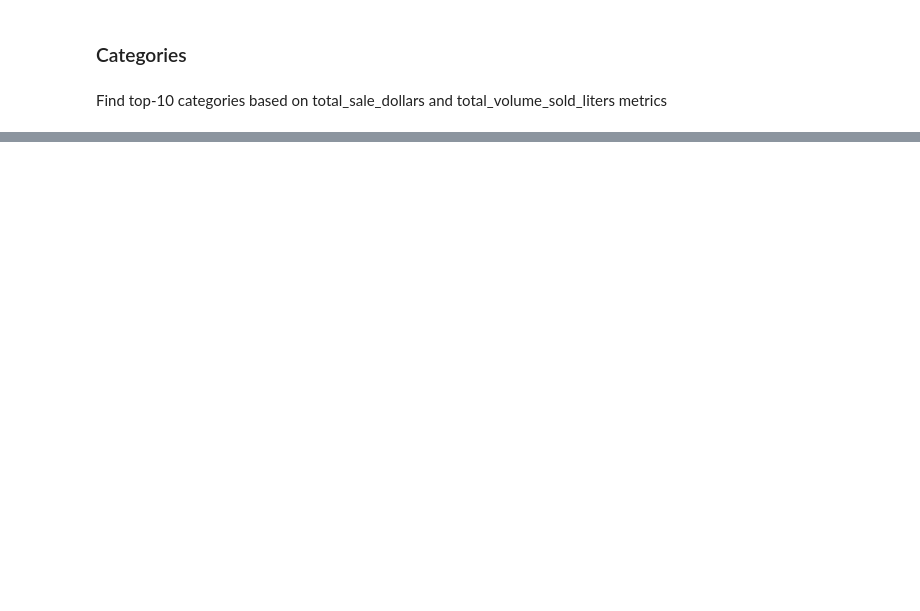
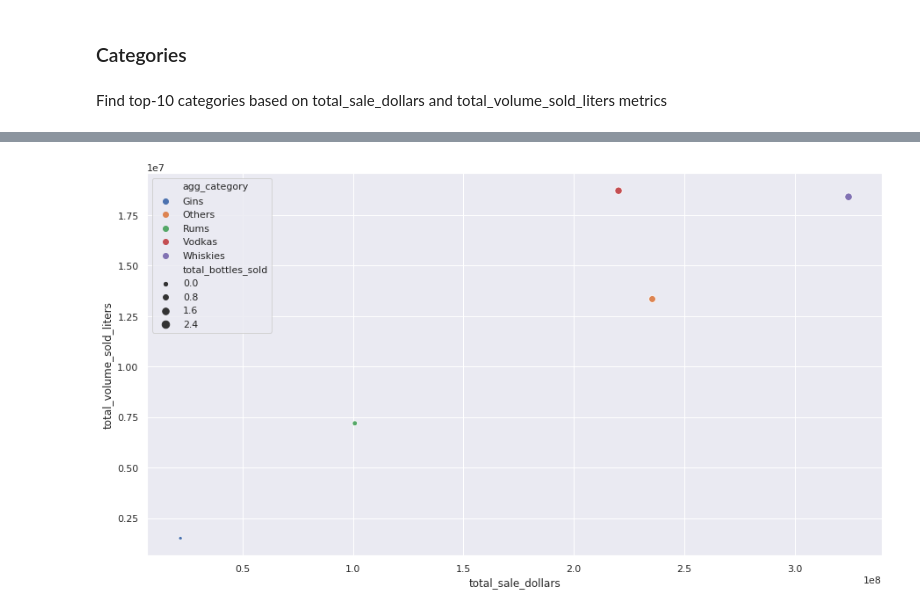
Before and after one commit to polesh21/iowa_liquor_sales, a Jupyter notebook: EDA_iowa.ipynb, the cells around one changed output, grey strips where cells are left out. Drawn from its saved outputs; the diff is of its cells as text; code cells hidden in the pictures; blank space fills up the shorter version.

```diff
--- a/EDA_iowa.ipynb
+++ b/EDA_iowa.ipynb
@@ -344,3 +384,19 @@ stores_all_final.head(10)
 ### Categories
 # %% [markdown]
 Find top-10 categories based on total_sale_dollars and total_volume_sold_liters metrics
+# %%
+categories_all = pd.pivot_table(df, values=['bottles_sold','state_bottle_cost','state_bottle_retail','sale_dollars','volume_sold_liters'], index=['category_name'],
+                            aggfunc={'bottles_sold':np.sum, 'state_bottle_cost':np.mean, 'state_bottle_retail':np.mean, 'sale_dollars':np.sum, 'volume_sold_liters':np.sum}).reset_index()
+
+categories_all.columns = ['category_name', 'total_bottles_sold','total_sale_dollars', 'average_bottle_cost','average_state_bottle_retail','total_volume_sold_liters']
+
+categories_all_by_volume = categories_all.sort_values(by='total_volume_sold_liters', ascending = False)
+categories_all_by_sale_dollars = categories_all.sort_values(by='total_sale_dollars', ascending = False)
+
+categories_all_by_volume['perc_volume_sold_liters'] = categories_all_by_volume['total_volume_sold_liters']/categories_all_by_volume['total_volume_sold_liters'].sum()
+categories_all_by_volume['cum_perc_volume_sold_liters'] = categories_all_by_volume['perc_volume_sold_liters'].cumsum()
+
+categories_all_by_sale_dollars['perc_sale_dollars'] = categories_all_by_sale_dollars['total_sale_dollars']/categories_all_by_sale_dollars['total_sale_dollars'].sum()
+categories_all_by_sale_dollars['cum_perc_sale_dollars'] = categories_all_by_sale_dollars['perc_sale_dollars'].cumsum()
+
+categories_all_by_volume.head(10)
@@ -346,0 +431,10 @@ Find top-10 categories based on total_sale_dollars and total_volume_sold_liters
+# %%
+categories_all['agg_category'] = np.where(categories_all['category_name'].str.lower().str.contains('whisk'), 'Whiskies',
+                                          np.where(categories_all['category_name'].str.lower().str.contains('vodka'), 'Vodkas',
+                                                   np.where(categories_all['category_name'].str.lower().str.contains('gin'), 'Gins',
+                                                            np.where(categories_all['category_name'].str.lower().str.contains('rum'), 'Rums',
+                                                                                                                                  'Others'))))
+# %%
+categories_agg = pd.pivot_table(categories_all, values=['total_bottles_sold','total_sale_dollars','total_volume_sold_liters','average_bottle_cost','average_state_bottle_retail'], index=['agg_category'],
+                            aggfunc={'total_bottles_sold':np.sum, 'total_sale_dollars':np.sum, 'total_volume_sold_liters':np.sum, 'average_bottle_cost':np.mean, 'average_state_bottle_retail':np.mean}).reset_index()
+categories_agg
@@ -346,0 +448,7 @@ Find top-10 categories based on total_sale_dollars and total_volume_sold_liters
+# %%
+import seaborn as sns; sns.set()
+
+ax = sns.scatterplot(x="total_sale_dollars", y="total_volume_sold_liters", data=categories_agg, hue = 'agg_category', size="total_bottles_sold")
+sns.set(rc={'figure.figsize':(15,8)})
+# %% [output]
+[figure, added]
```
Also changed, not shown: parts of 25 cells of this notebook.
